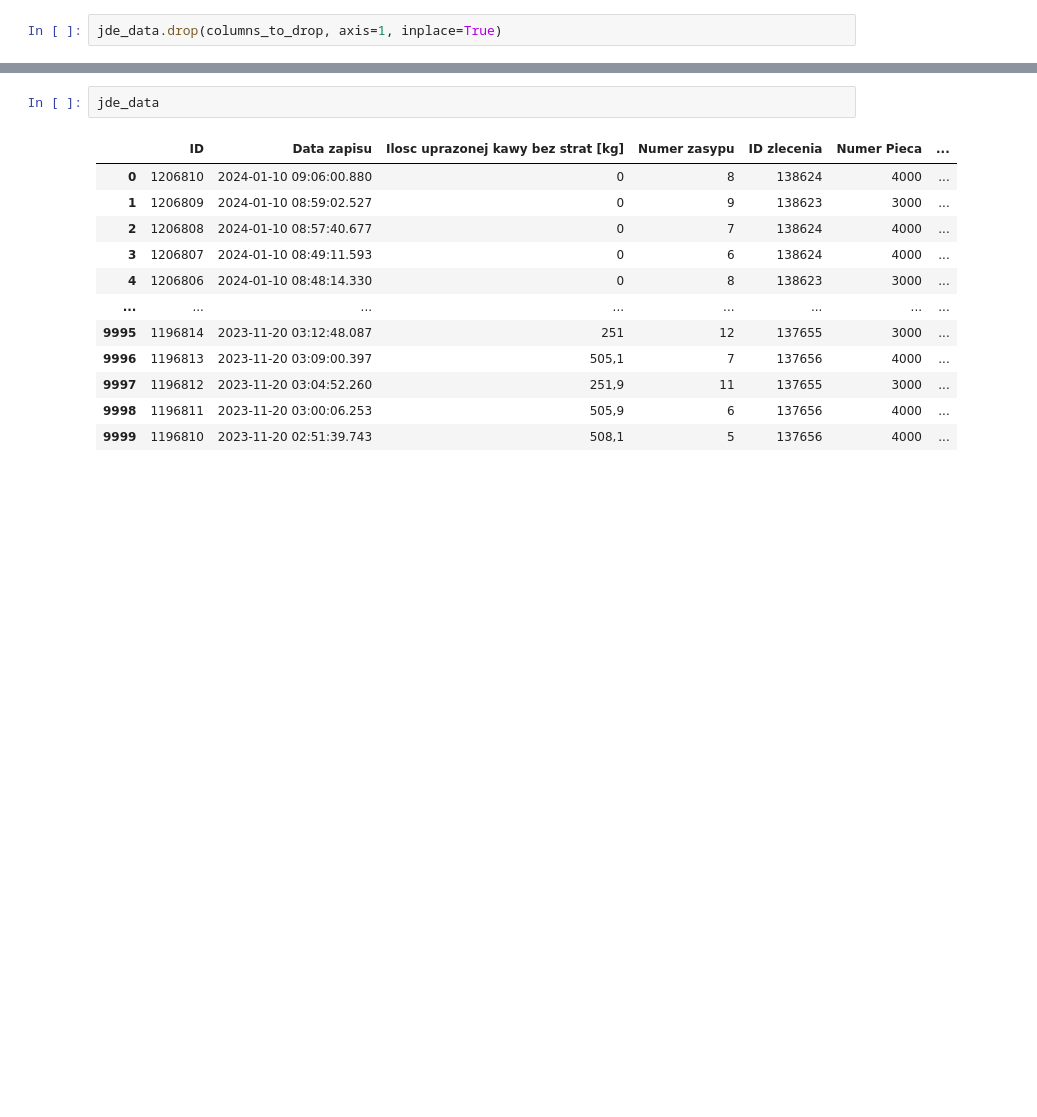
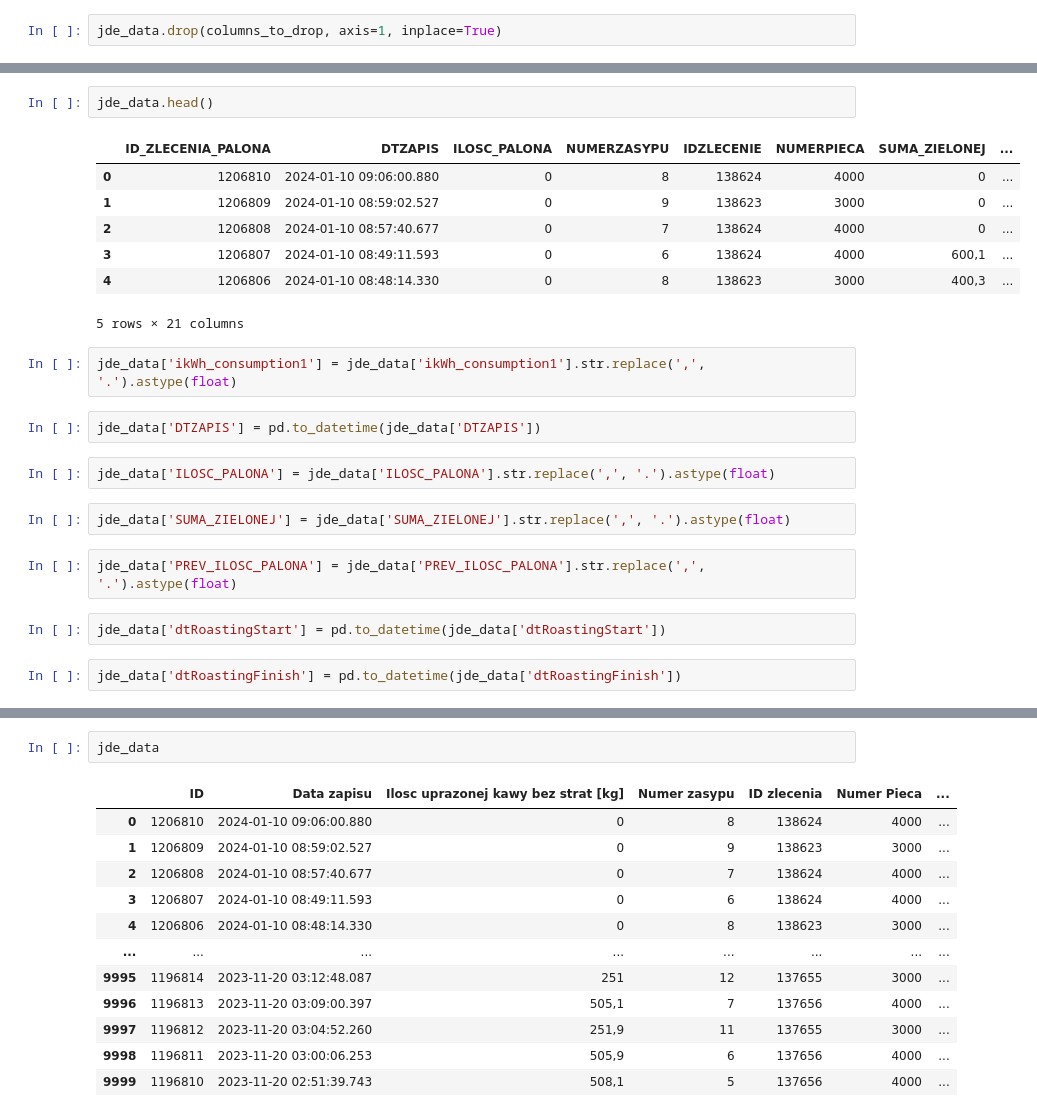
Before and after one commit to modebralski/jacobs, a Jupyter notebook: cleaning.ipynb, the cells around one changed output, grey strips where cells are left out. Saved outputs shown, nothing was run; the diff lists cells and outputs as text; blank space fills up the shorter version.

```diff
--- a/cleaning.ipynb
+++ b/cleaning.ipynb
@@ -315,0 +318,24 @@ jde_data.drop(columns_to_drop, axis=1, inplace=True)
+# %%
+jde_data.head()
+# %% [output]
+|  | ID_ZLECENIA_PALONA | DTZAPIS | ILOSC_PALONA | NUMERZASYPU | IDZLECENIE | NUMERPIECA | SUMA_ZIELONEJ | ... |
+| 0 | 1206810 | 2024-01-10 09:06:00.880 | 0 | 8 | 138624 | 4000 | 0 | ... |
+| 1 | 1206809 | 2024-01-10 08:59:02.527 | 0 | 9 | 138623 | 3000 | 0 | ... |
+| 2 | 1206808 | 2024-01-10 08:57:40.677 | 0 | 7 | 138624 | 4000 | 0 | ... |
+| 3 | 1206807 | 2024-01-10 08:49:11.593 | 0 | 6 | 138624 | 4000 | 600,1 | ... |
+| 4 | 1206806 | 2024-01-10 08:48:14.330 | 0 | 8 | 138623 | 3000 | 400,3 | ... |
+5 rows × 21 columns
+# %%
+jde_data['ikWh_consumption1'] = jde_data['ikWh_consumption1'].str.replace(',', '.').astype(float)
+# %%
+jde_data['DTZAPIS'] = pd.to_datetime(jde_data['DTZAPIS'])
+# %%
+jde_data['ILOSC_PALONA'] = jde_data['ILOSC_PALONA'].str.replace(',', '.').astype(float)
+# %%
+jde_data['SUMA_ZIELONEJ'] = jde_data['SUMA_ZIELONEJ'].str.replace(',', '.').astype(float)
+# %%
+jde_data['PREV_ILOSC_PALONA'] = jde_data['PREV_ILOSC_PALONA'].str.replace(',', '.').astype(float)
+# %%
+jde_data['dtRoastingStart'] = pd.to_datetime(jde_data['dtRoastingStart'])
+# %%
+jde_data['dtRoastingFinish'] = pd.to_datetime(jde_data['dtRoastingFinish'])
```
Also changed, not shown: parts of 7 cells of this notebook.
